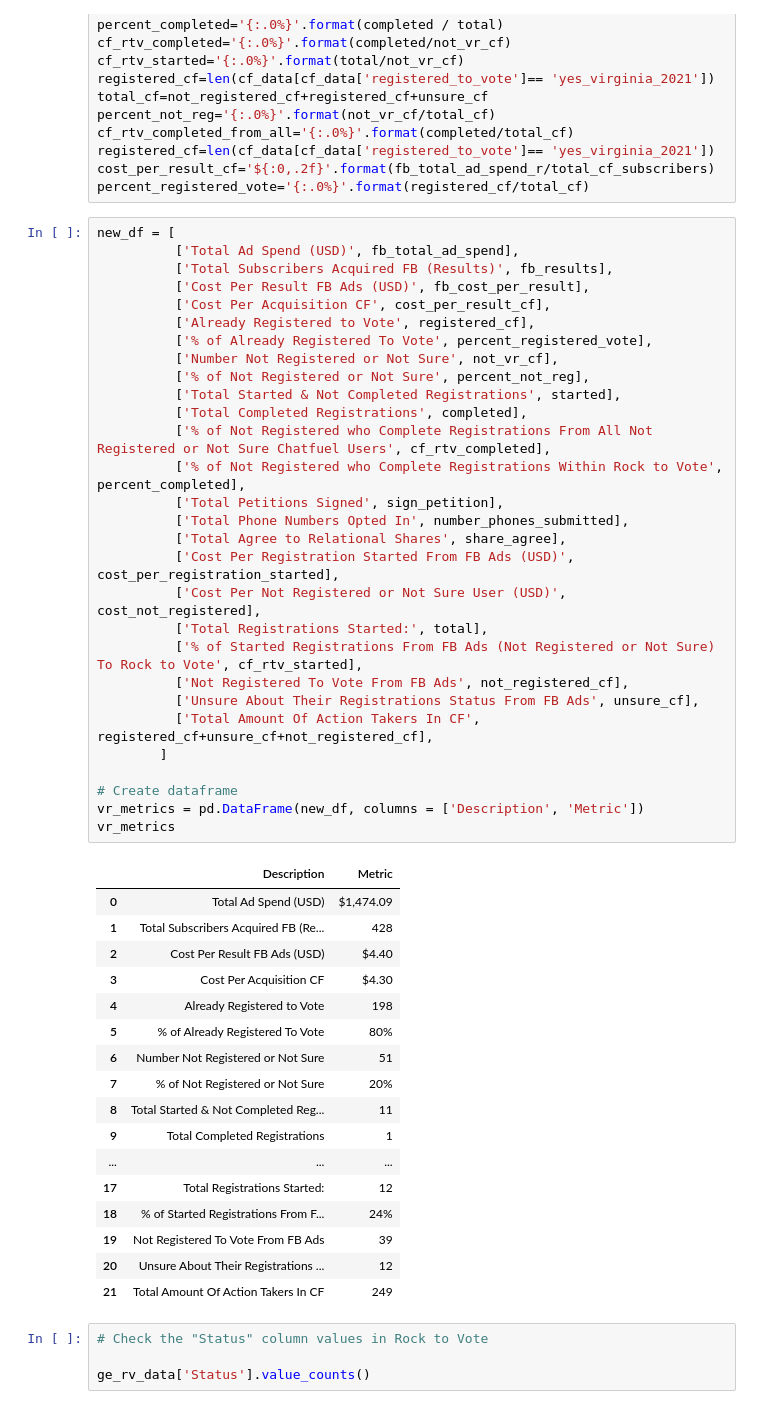
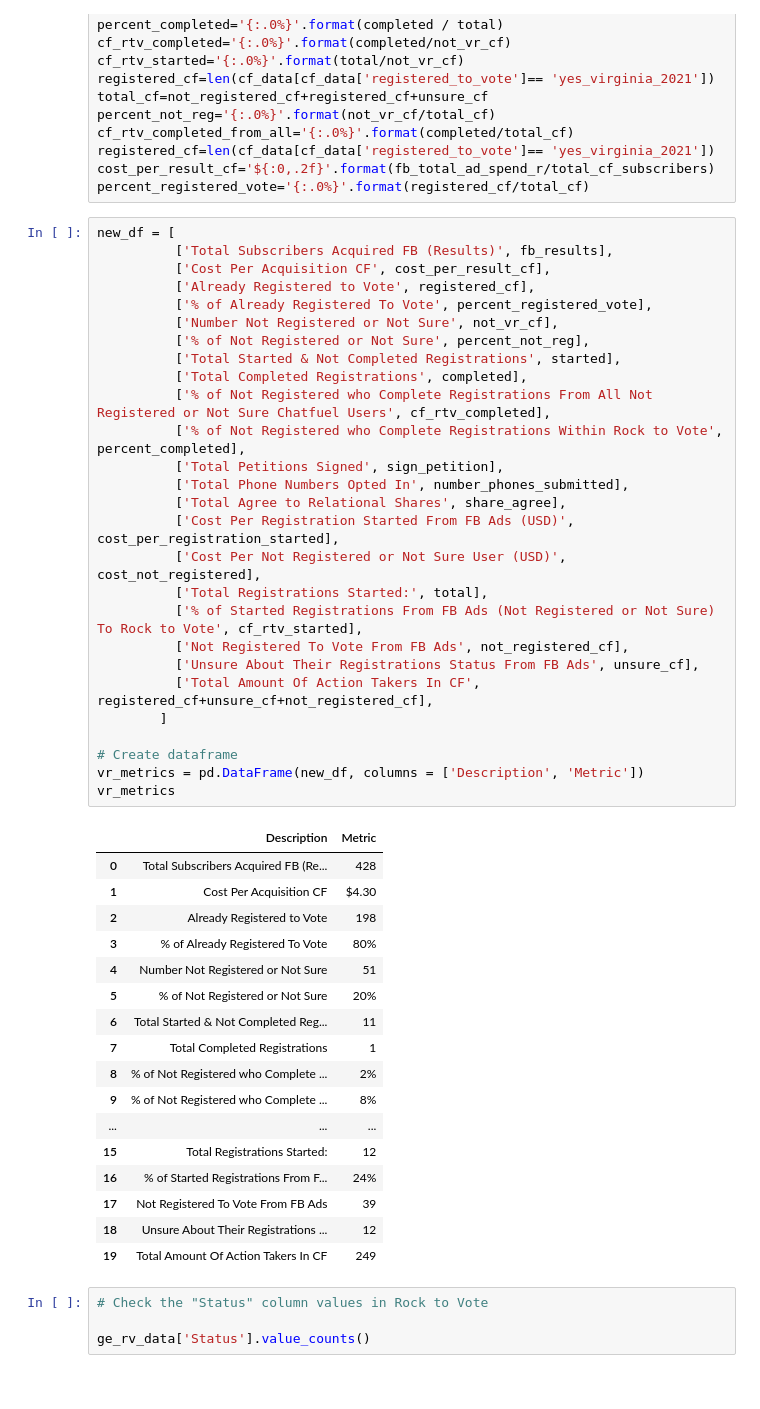
Before and after one commit to MashaKubyshina/Analytics_and_reporting_scripts_for_work, a Jupyter notebook: Optimizing_VR_reporting_from_3_sources.ipynb, the cells around one changed output. Drawn from its saved outputs; the diff is of its cells as text.

```diff
--- a/Optimizing_VR_reporting_from_3_sources.ipynb
+++ b/Optimizing_VR_reporting_from_3_sources.ipynb
@@ -295,51 +295,49 @@ cost_per_result_cf='${:0,.2f}'.format(fb_total_ad_spend_r/total_cf_subscribers)
 percent_registered_vote='{:.0%}'.format(registered_cf/total_cf)
 # %%
 new_df = [
-          ['Total Ad Spend (USD)', fb_total_ad_spend],
           ['Total Subscribers Acquired FB (Results)', fb_results],
-          ['Cost Per Result FB Ads (USD)', fb_cost_per_result],
           ['Cost Per Acquisition CF', cost_per_result_cf],
           ['Already Registered to Vote', registered_cf],
           ['% of Already Registered To Vote', percent_registered_vote],
           ['Number Not Registered or Not Sure', not_vr_cf],
           ['% of Not Registered or Not Sure', percent_not_reg],
           ['Total Started & Not Completed Registrations', started],
           ['Total Completed Registrations', completed],
           ['% of Not Registered who Complete Registrations From All Not Registered or Not Sure Chatfuel Users', cf_rtv_completed],
           ['% of Not Registered who Complete Registrations Within Rock to Vote', percent_completed],
           ['Total Petitions Signed', sign_petition],
           ['Total Phone Numbers Opted In', number_phones_submitted],
           ['Total Agree to Relational Shares', share_agree],
           ['Cost Per Registration Started From FB Ads (USD)', cost_per_registration_started],
           ['Cost Per Not Registered or Not Sure User (USD)', cost_not_registered],
           ['Total Registrations Started:', total],
           ['% of Started Registrations From FB Ads (Not Registered or Not Sure) To Rock to Vote', cf_rtv_started],
           ['Not Registered To Vote From FB Ads', not_registered_cf],
           ['Unsure About Their Registrations Status From FB Ads', unsure_cf],
           ['Total Amount Of Action Takers In CF', registered_cf+unsure_cf+not_registered_cf],
         ]
 
 # Create dataframe
 vr_metrics = pd.DataFrame(new_df, columns = ['Description', 'Metric'])
 vr_metrics
 # %% [output]
 |  | Description | Metric |
-| 0 | Total Ad Spend (USD) | $1,474.09 |
-| 1 | Total Subscribers Acquired FB (Re... | 428 |
-| 2 | Cost Per Result FB Ads (USD) | $4.40 |
-| 3 | Cost Per Acquisition CF | $4.30 |
-| 4 | Already Registered to Vote | 198 |
-| 5 | % of Already Registered To Vote | 80% |
-| 6 | Number Not Registered or Not Sure | 51 |
-| 7 | % of Not Registered or Not Sure | 20% |
-| 8 | Total Started & Not Completed Reg... | 11 |
-| 9 | Total Completed Registrations | 1 |
+| 0 | Total Subscribers Acquired FB (Re... | 428 |
+| 1 | Cost Per Acquisition CF | $4.30 |
+| 2 | Already Registered to Vote | 198 |
+| 3 | % of Already Registered To Vote | 80% |
+| 4 | Number Not Registered or Not Sure | 51 |
+| 5 | % of Not Registered or Not Sure | 20% |
+| 6 | Total Started & Not Completed Reg... | 11 |
+| 7 | Total Completed Registrations | 1 |
+| 8 | % of Not Registered who Complete ... | 2% |
+| 9 | % of Not Registered who Complete ... | 8% |
 | ... | ... | ... |
-| 17 | Total Registrations Started: | 12 |
-| 18 | % of Started Registrations From F... | 24% |
-| 19 | Not Registered To Vote From FB Ads | 39 |
-| 20 | Unsure About Their Registrations ... | 12 |
-| 21 | Total Amount Of Action Takers In CF | 249 |
+| 15 | Total Registrations Started: | 12 |
+| 16 | % of Started Registrations From F... | 24% |
+| 17 | Not Registered To Vote From FB Ads | 39 |
+| 18 | Unsure About Their Registrations ... | 12 |
+| 19 | Total Amount Of Action Takers In CF | 249 |
 # %%
 # Check the "Status" column values in Rock to Vote
 
```
